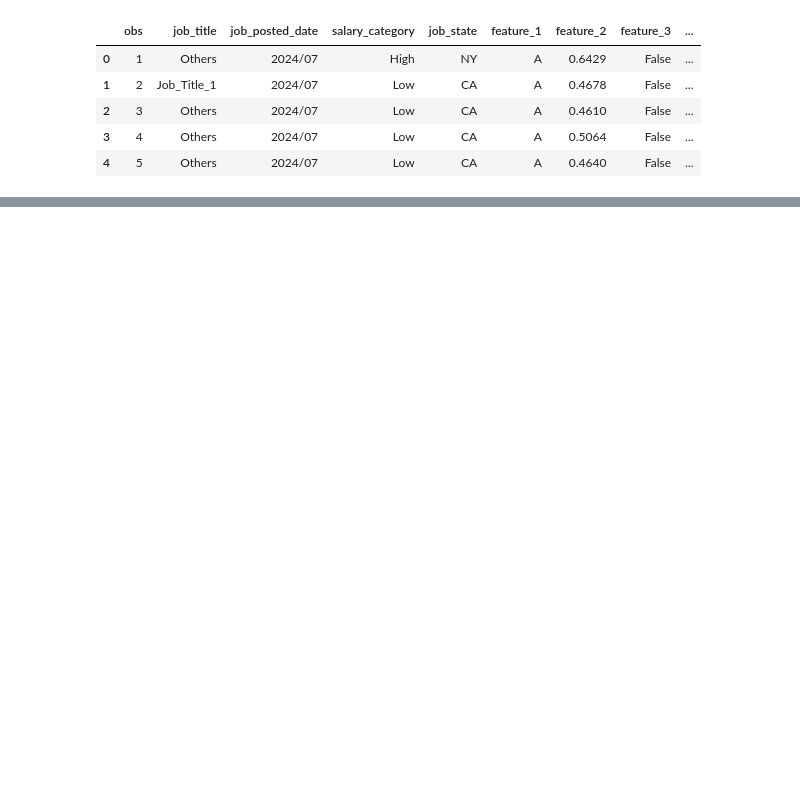
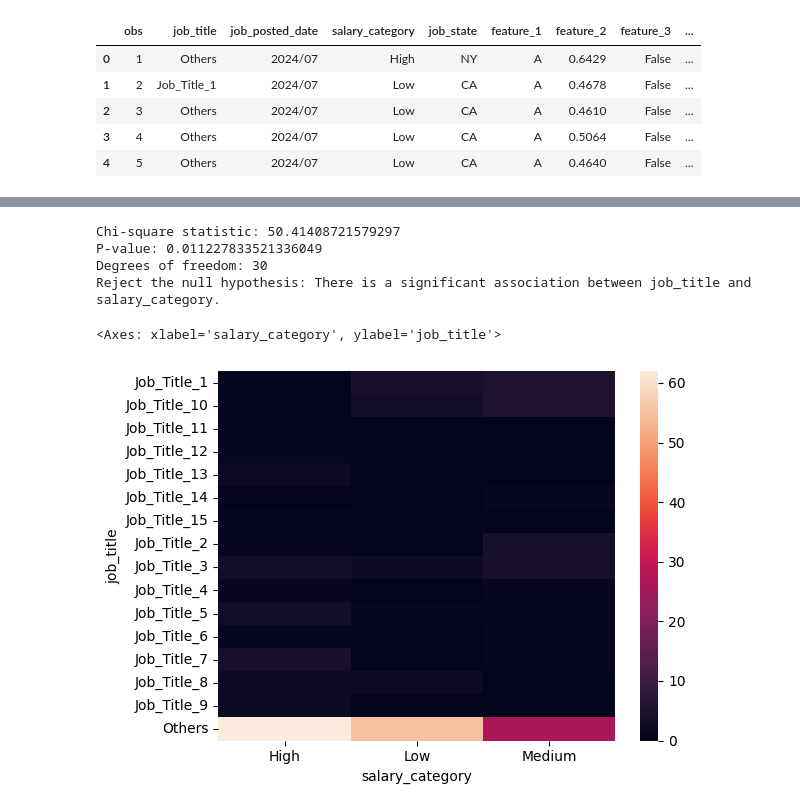
Before and after one commit to thimmie52/EngineerSalaryPred, a Jupyter notebook: analysis.ipynb, the cells around one changed output, grey strips where cells are left out. Drawn from its saved outputs; the diff is of its cells as text; code cells hidden in the pictures; blank space fills up the shorter version.

```diff
--- a/analysis.ipynb
+++ b/analysis.ipynb
@@ -36,0 +61,27 @@ train_dir = train[['job_title', 'job_posted_date', 'salary_category', 'job_state
+# %%
+contingency_table = pd.crosstab(train_dir['job_title'], train_dir['salary_category'])
+
+# Calculate the Chi-square test of independence
+chi2, p, dof, expected = chi2_contingency(contingency_table)
+
+print(f"Chi-square statistic: {chi2}")
+print(f"P-value: {p}")
+print(f"Degrees of freedom: {dof}")
+# print("Expected frequencies:\n", expected) # Uncomment to see expected frequencies
+
+# Interpret the results
+alpha = 0.05
+if p < alpha:
+    print("Reject the null hypothesis: There is a significant association between job_title and salary_category.")
+else:
+    print("Fail to reject the null hypothesis: There is no significant association between job_title and salary_category.")
+# %% [output]
+Chi-square statistic: 50.41408721579297
+P-value: 0.011227833521336049
+Degrees of freedom: 30
+Reject the null hypothesis: There is a significant association between job_title and salary_category.
+# %%
+sns.heatmap(pd.crosstab(train_dir['job_title'], train_dir['salary_category']))
+# %% [output]
+<Axes: xlabel='salary_category', ylabel='job_title'>
+[figure, added]
```
Also changed, not shown: parts of 3 cells of this notebook.
